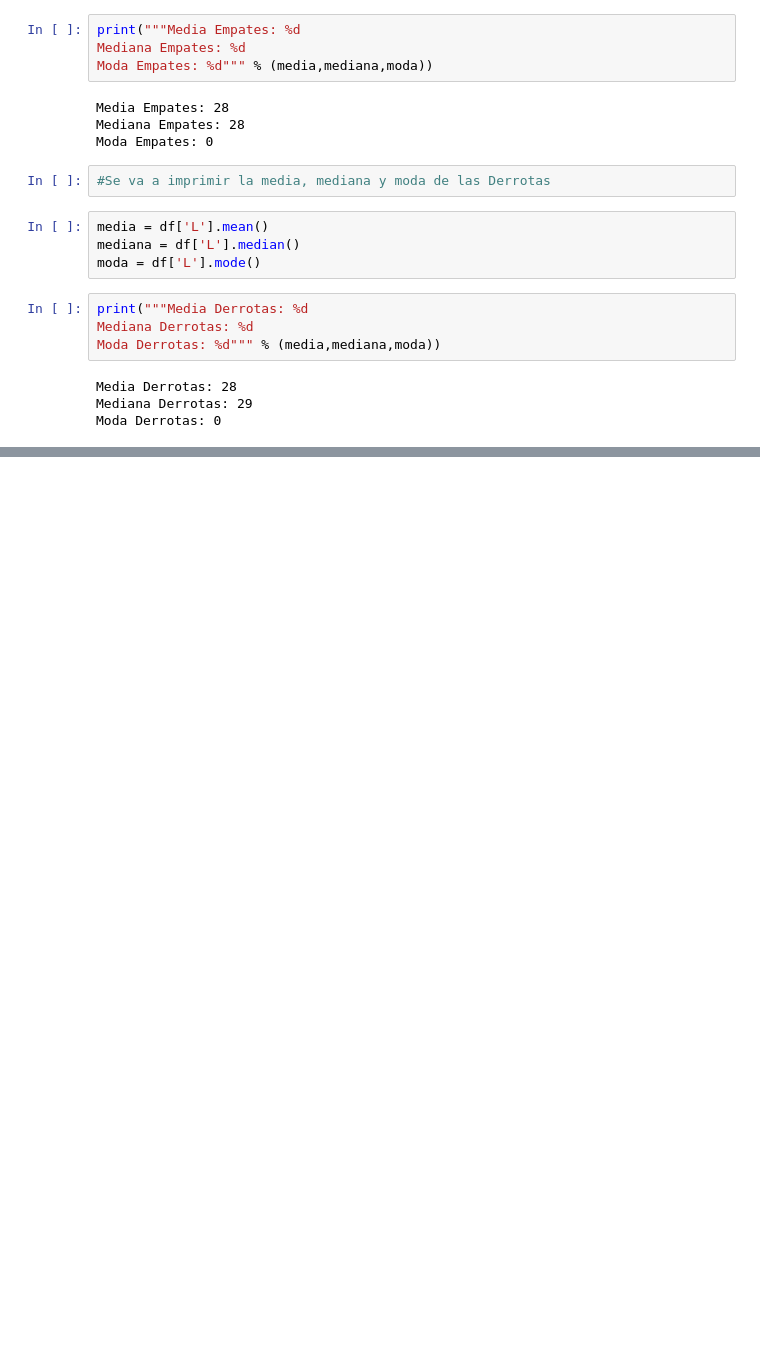
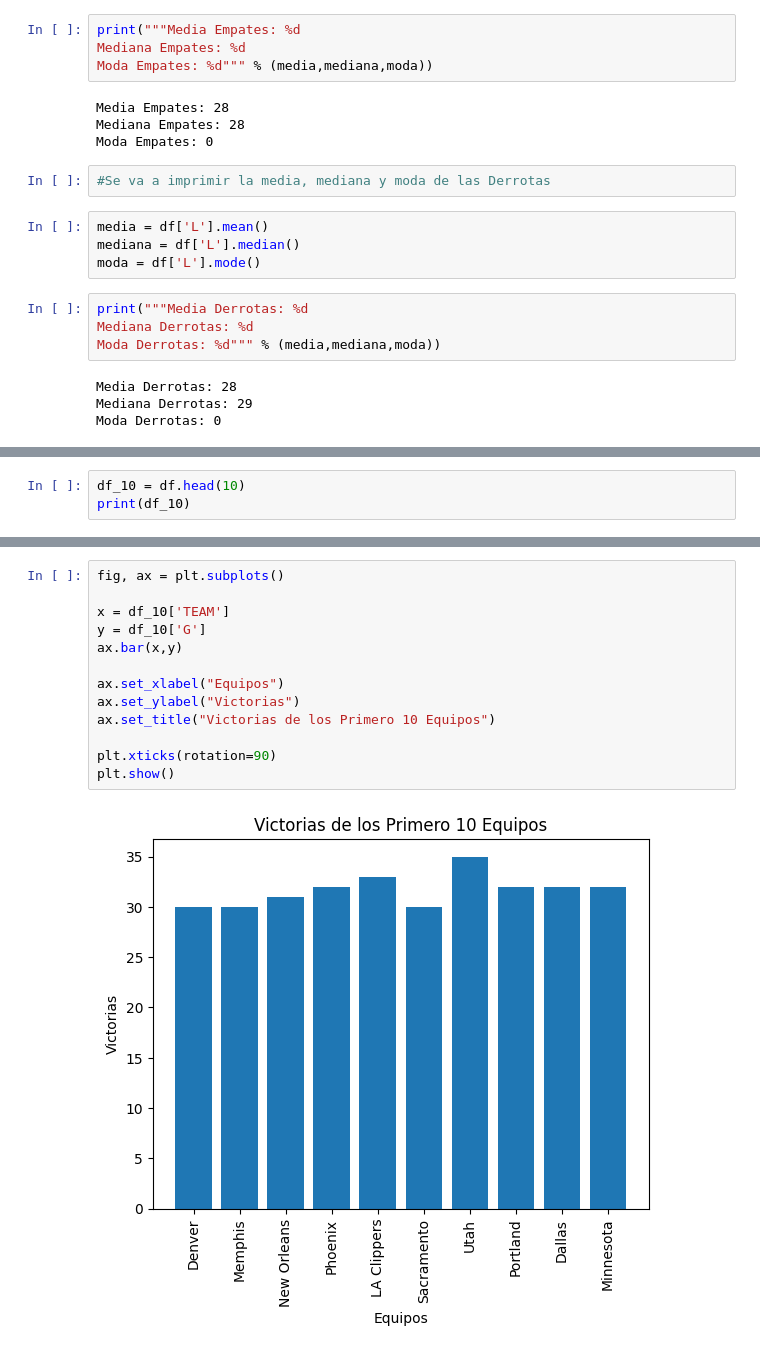
Before and after one commit to JesusTamez/Mineria-de-Datos, a Jupyter notebook: Mineria_de_datos.ipynb, the cells around one changed output, grey strips where cells are left out. Saved outputs shown, nothing was run; the diff lists cells and outputs as text; blank space fills up the shorter version.

```diff
--- a/Mineria_de_datos.ipynb
+++ b/Mineria_de_datos.ipynb
@@ -136,0 +165,3 @@ Moda Derrotas: 0
+# %%
+df_10 = df.head(10)
+print(df_10)
@@ -136,0 +186,15 @@ Moda Derrotas: 0
+# %%
+fig, ax = plt.subplots()
+
+x = df_10['TEAM']
+y = df_10['G']
+ax.bar(x,y)
+
+ax.set_xlabel("Equipos")
+ax.set_ylabel("Victorias")
+ax.set_title("Victorias de los Primero 10 Equipos")
+
+plt.xticks(rotation=90)
+plt.show()
+# %% [output]
+[figure, added]
```
Also changed, not shown: parts of 7 cells of this notebook.
